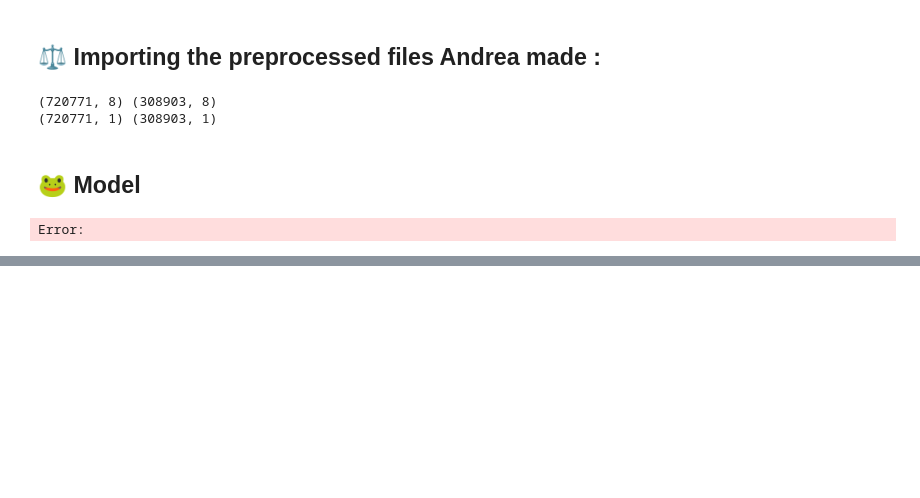
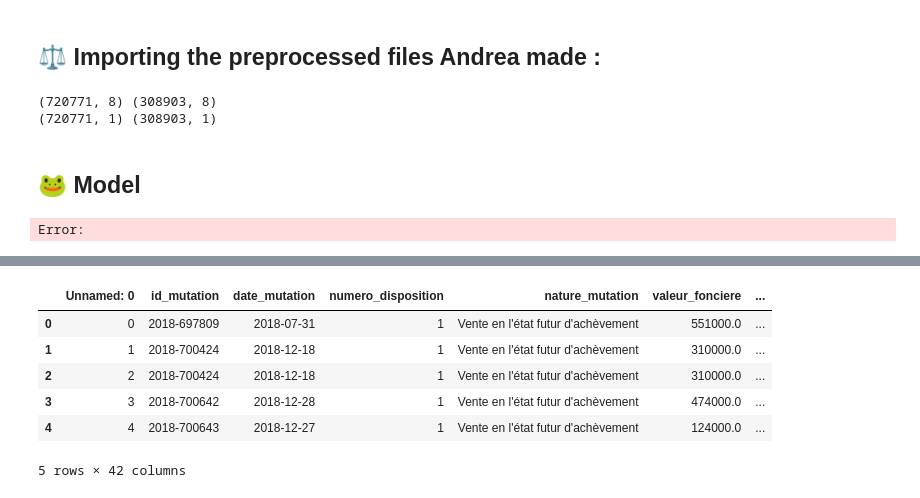
Before and after one commit to qadnguyen/realdata, a Jupyter notebook: notebooks/notebook_anouchka.ipynb, the cells around one changed output, grey strips where cells are left out. Saved outputs shown, nothing was run; the diff lists cells and outputs as text; code cells hidden in the pictures; blank space fills up the shorter version.

```diff
--- a/notebooks/notebook_anouchka.ipynb
+++ b/notebooks/notebook_anouchka.ipynb
@@ -604,0 +652,12 @@ Error:
+# %%
+df93 = pd.read_csv('../raw_data/dvf_93.csv')
+# %%
+df93.head()
+# %% [output]
+|  | Unnamed: 0 | id_mutation | date_mutation | numero_disposition | nature_mutation | valeur_fonciere | ... |
+| 0 | 0 | 2018-697809 | 2018-07-31 | 1 | Vente en l'état futur d'achèvement | 551000.0 | ... |
+| 1 | 1 | 2018-700424 | 2018-12-18 | 1 | Vente en l'état futur d'achèvement | 310000.0 | ... |
+| 2 | 2 | 2018-700424 | 2018-12-18 | 1 | Vente en l'état futur d'achèvement | 310000.0 | ... |
+| 3 | 3 | 2018-700642 | 2018-12-28 | 1 | Vente en l'état futur d'achèvement | 474000.0 | ... |
+| 4 | 4 | 2018-700643 | 2018-12-27 | 1 | Vente en l'état futur d'achèvement | 124000.0 | ... |
+5 rows × 42 columns
```
Also changed, not shown: parts of 21 cells of this notebook, 1 other file.
